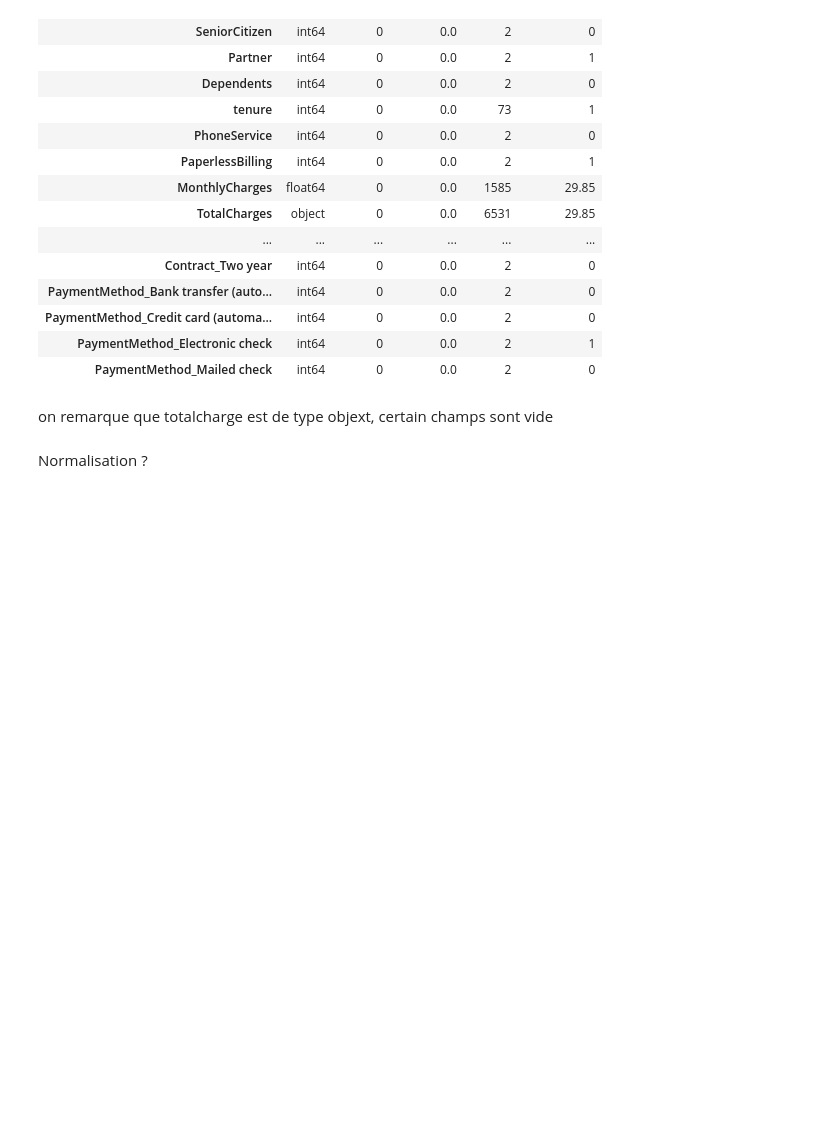
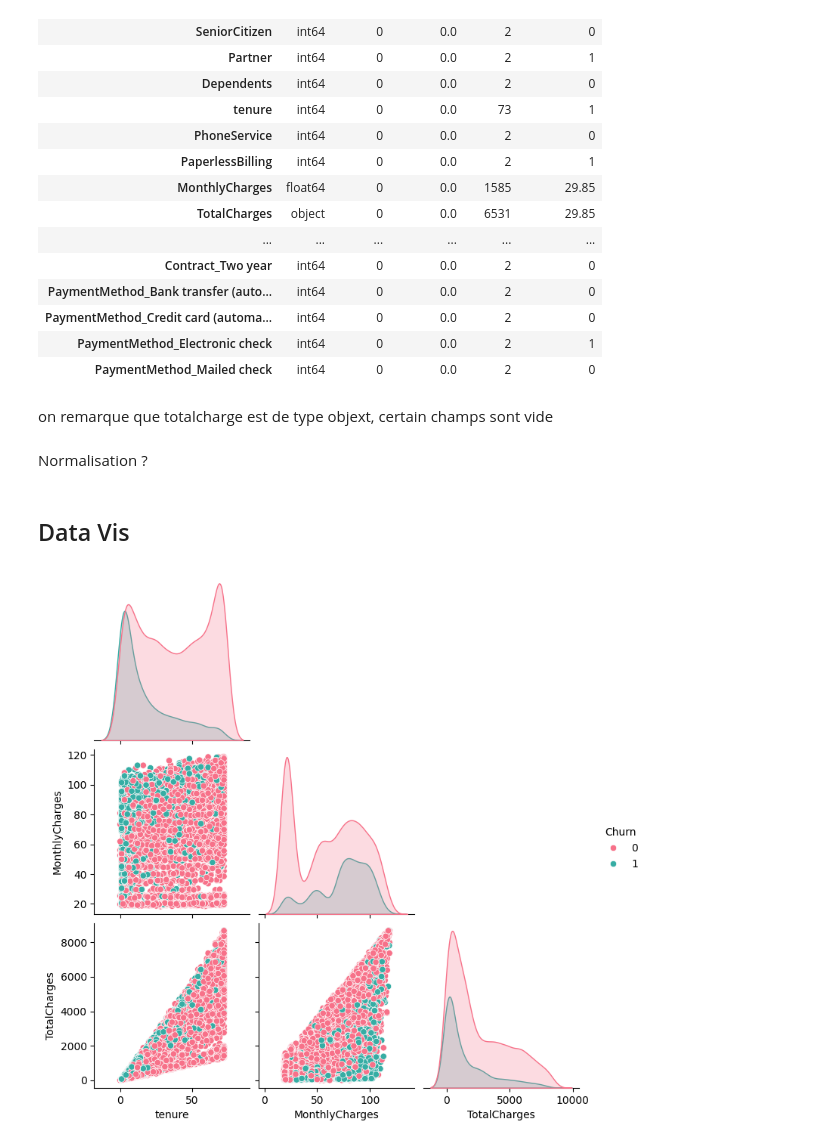
Before and after one commit to Bapt1st3/Telco_Customer_Prediction, a Jupyter notebook: data_prep copy.ipynb, the cells around one changed output. Drawn from its saved outputs; the diff is of its cells as text; code cells hidden in the pictures; blank space fills up the shorter version.

Commit message:
feat: data vis

```diff
--- a/data_prep copy.ipynb
+++ b/data_prep copy.ipynb
@@ -124,3 +126,16 @@ df.drop(columns=['customerID'], inplace=True)
 Normalisation ?
 # %%
 df.to_csv("dataset/cleaned_dataset.csv")
+# %% [markdown]
+## Data Vis
+# %%
+
+
+# On sélectionne les variables numériques
+num_features = ['tenure', 'MonthlyCharges', 'TotalCharges', 'Churn']
+
+# Pairplot : Diagonale = distribution, Hors-diagonale = corrélation
+sns.pairplot(df[num_features], hue='Churn', palette='husl', corner=True)
+plt.show()
+# %% [output]
+[figure, added]
```
Also changed, not shown: parts of 8 cells of this notebook.
